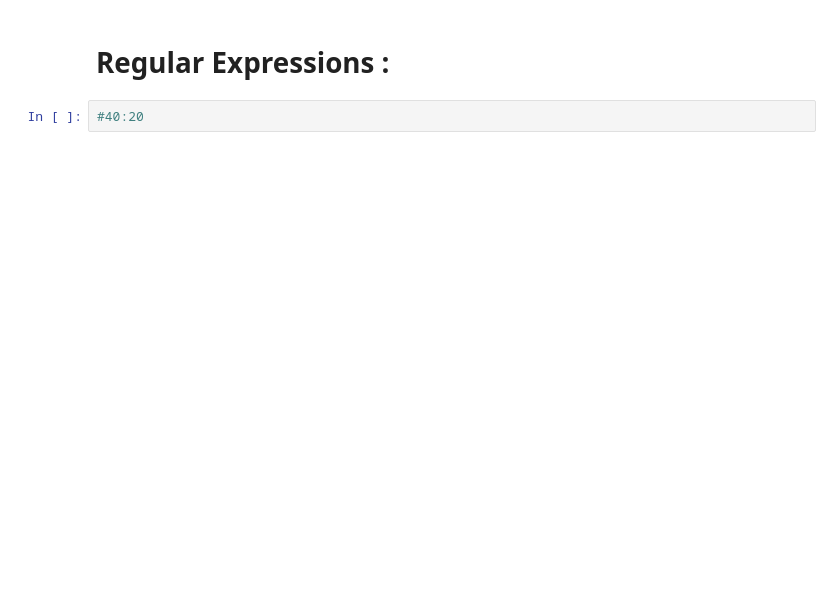
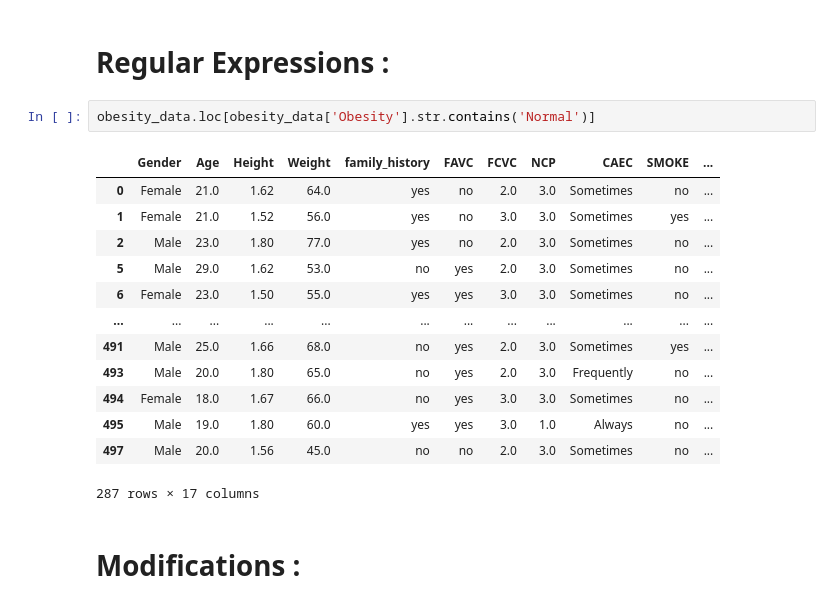
Before and after one commit to Nevin100/Pandas-PlayGround, a Jupyter notebook: Pandas.ipynb, the cells around one changed output. Saved outputs shown, nothing was run; the diff lists cells and outputs as text; blank space fills up the shorter version.

Commit message:
Learned Modifications

```diff
--- a/Pandas.ipynb
+++ b/Pandas.ipynb
@@ -241,5 +241,21 @@ obesity_data.loc[(obesity_data['Height'] > 1.75) & (obesity_data['Weight']<50)]
 | 708 | Female | 19.071027 | 1.756865 | 49.699672 | no | yes | 1.694270 | 3.266644 | Sometimes | no | ... |
 # %% [markdown]
 # Regular Expressions :
-# %%
-#40:20
+# %%
+obesity_data.loc[obesity_data['Obesity'].str.contains('Normal')]
+# %% [output]
+|  | Gender | Age | Height | Weight | family_history | FAVC | FCVC | NCP | CAEC | SMOKE | ... |
+| 0 | Female | 21.0 | 1.62 | 64.0 | yes | no | 2.0 | 3.0 | Sometimes | no | ... |
+| 1 | Female | 21.0 | 1.52 | 56.0 | yes | no | 3.0 | 3.0 | Sometimes | yes | ... |
+| 2 | Male | 23.0 | 1.80 | 77.0 | yes | no | 2.0 | 3.0 | Sometimes | no | ... |
+| 5 | Male | 29.0 | 1.62 | 53.0 | no | yes | 2.0 | 3.0 | Sometimes | no | ... |
+| 6 | Female | 23.0 | 1.50 | 55.0 | yes | yes | 3.0 | 3.0 | Sometimes | no | ... |
+| ... | ... | ... | ... | ... | ... | ... | ... | ... | ... | ... | ... |
+| 491 | Male | 25.0 | 1.66 | 68.0 | no | yes | 2.0 | 3.0 | Sometimes | yes | ... |
+| 493 | Male | 20.0 | 1.80 | 65.0 | no | yes | 2.0 | 3.0 | Frequently | no | ... |
+| 494 | Female | 18.0 | 1.67 | 66.0 | no | yes | 3.0 | 3.0 | Sometimes | no | ... |
+| 495 | Male | 19.0 | 1.80 | 60.0 | yes | yes | 3.0 | 1.0 | Always | no | ... |
+| 497 | Male | 20.0 | 1.56 | 45.0 | no | no | 2.0 | 3.0 | Sometimes | no | ... |
+287 rows × 17 columns
+# %% [markdown]
+# Modifications :
```
Also changed, not shown: parts of 9 cells of this notebook.
